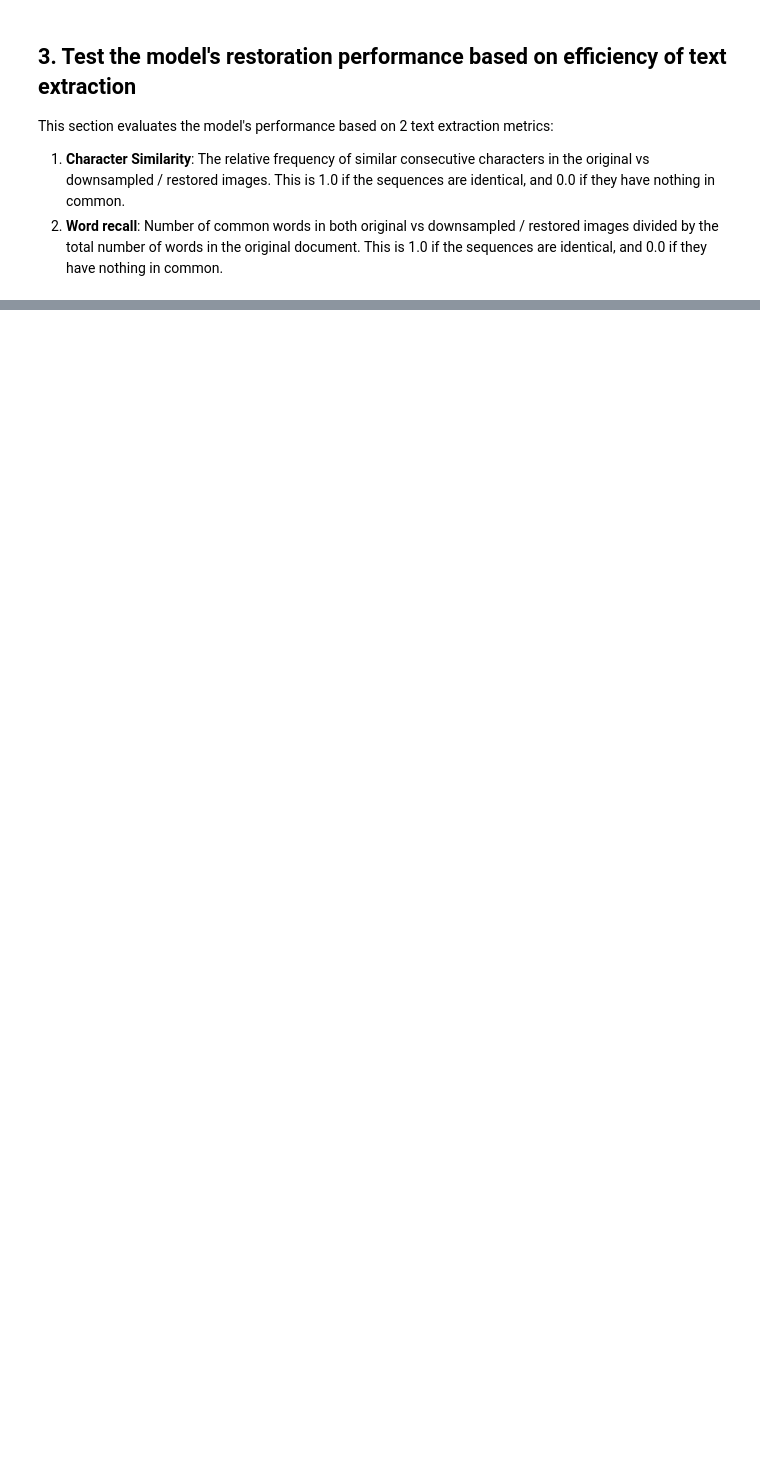
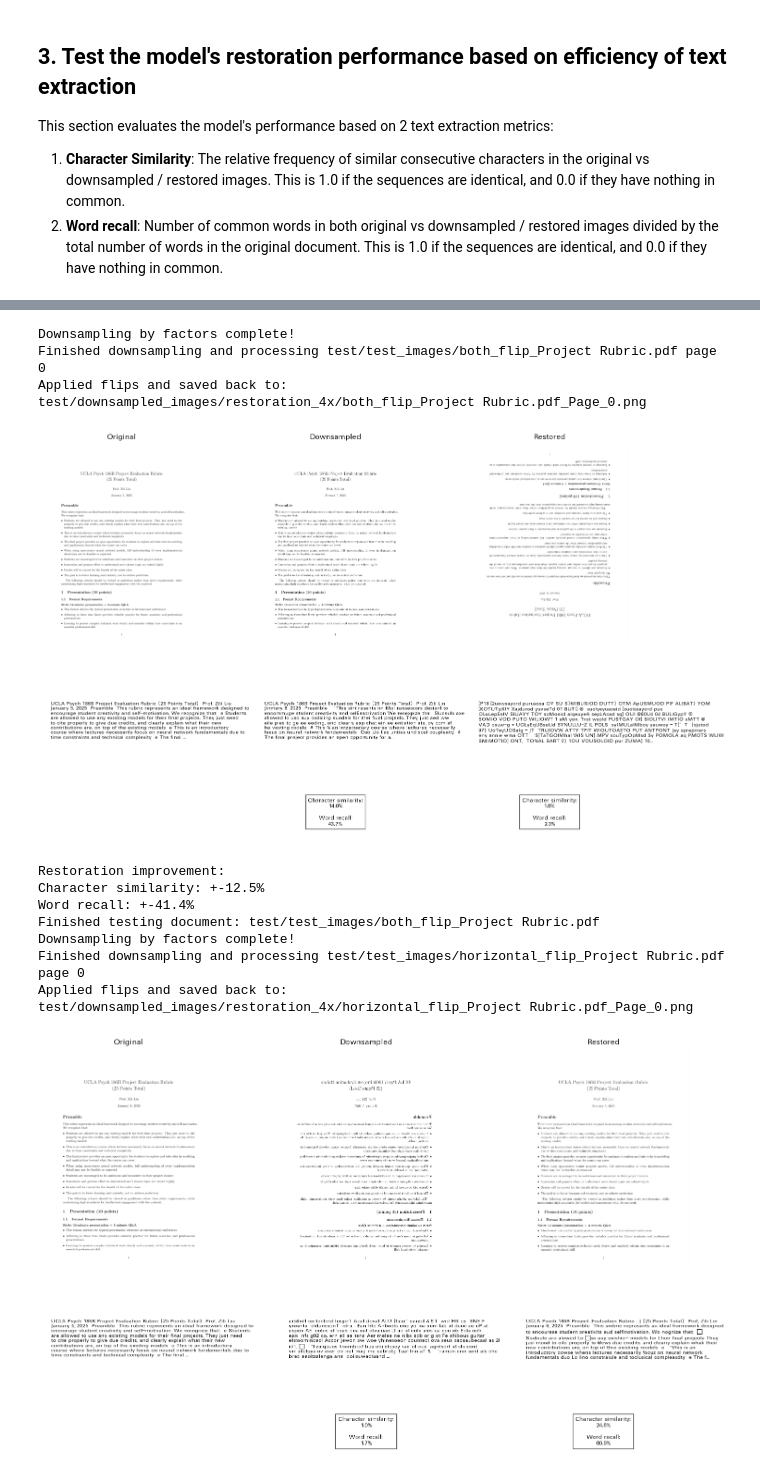
Before and after one commit to Ruichu-Xia/text-super-resolution, a Jupyter notebook: src/text_super_resolution/evaluation.ipynb, the cells around one changed output, grey strips where cells are left out. Drawn from its saved outputs; the diff is of its cells as text; code cells hidden in the pictures; blank space fills up the shorter version.

```diff
--- a/src/text_super_resolution/evaluation.ipynb
+++ b/src/text_super_resolution/evaluation.ipynb
@@ -20,12 +23,3 @@ To do a test run on a pdf file,
 1. Configure the following information
 2. Put the pdf file you want to test in *test/test_pdfs/*
 3. Run the rest of the notebook to produce results
-# %%
-# Configure this to specify the pdf & page number
-
-page_num = 0 # Change this to the page number you want to test on
-downsample_factors = [4]
-pdf_dir = "test/test_pdfs/Chinese Simplified PDF.pdf" # Change this to the path of the PDF you want to use
-pdf_language = "chi_sim"
-plt.rcParams['font.sans-serif'] = ['Hei'] # Uncomment this to show Chinese characters in plots
-ckpt_path = "saved_models/resnetsr/resolution128-512/ckpt_0"
@@ -209,0 +306,11 @@ restored_text
+# %%
+img_dir = f"test/test_images"
+downampled_dir = f"test/downsampled_images/downsampled"
+recovered_dir = "test/recovered_images"
+downsampled_dir = "test/downsampled_images"
+
+def downsample_and_restore_image_start_from_image(pdf_dir, page_num, downsample_factors, model, device):
+    downsample_by_factors(img_dir, downampled_dir, downsample_factors)
+    pdf_name = pdf_dir.split("/")[-1]
+    restore_full_page(page_num, downsampled_dir, model, device, pdf_name)
+    print(f"Finished downsampling and processing {pdf_dir} page {page_num}")
@@ -209,0 +353,57 @@ restored_text
+# %%
+import os
+from PIL import Image
+
+for test_param in flip_test_params.values():
+    pdf_name = test_param['pdf_dir'].split("/")[-1]
+    original_pdf_name = test_param['original_pdf_dir'].split("/")[-1]
+
+    # Step 1: Perform Downsampling & Restoration
+    downsample_and_restore_image_start_from_image(test_param['pdf_dir'], test_param['page_num'], downsample_factors, model, device)
+
+    # Define file paths
+    restored_path = f"test/downsampled_images/restoration_4x/{pdf_name}_Page_{test_param['page_num']}.png"
+
+    # Step 2: Perform Flipping if Required
+    if test_param['horiz_flip'] or test_param['vert_flip']:
+        # Open the restored image
+        img = Image.open(restored_path)
+
+
+        if test_param['horiz_flip']:
+            img = img.transpose(Image.FLIP_LEFT_RIGHT)  # Perform horizontal flip
+
+        if test_param['vert_flip']:
+            img = img.transpose(Image.FLIP_TOP_BOTTOM)  # Perform vertical flip
+
+        # Save the flipped image back to the same location
+        img.save(restored_path)
+        print(f"Applied flips and saved back to: {restored_path}")
+
+    # Step 3: Perform Text Extraction & Visualization
+    original_text, downsampled_text, restored_text, downsampled_metrics, restored_metrics = visualize_comparison(
+        original_path = img_dir + f"/{original_pdf_name}_Page_{test_param['page_num']}.png",
+        downsampled_path = f"test/downsampled_images/downsampled_4x/{pdf_name}_Page_{test_param['page_num']}.png",
+        restored_path = restored_path,  # Uses updated path (flipped if applicable)
+        lang = test_param['pdf_language'],
+        page_num = test_param['page_num'],
+        chinese_font = test_param['is_chinese'],
+        pdf_name = pdf_name,
+        wrap_cut = test_param['wrap cut'],
+        word_limit = test_param['word_limit']
+    )
+
+    print("Finished testing document:", test_param['pdf_dir'])
+# %% [output]
+Downsampling by factors complete!
+Finished downsampling and processing test/test_images/both_flip_Project Rubric.pdf page 0
+Applied flips and saved back to: test/downsampled_images/restoration_4x/both_flip_Project Rubric.pdf_Page_0.png
+[figure, added]
+Restoration improvement:
+Character similarity: +-12.5%
+Word recall: +-41.4%
+Finished testing document: test/test_images/both_flip_Project Rubric.pdf
+Downsampling by factors complete!
+Finished downsampling and processing test/test_images/horizontal_flip_Project Rubric.pdf page 0
+Applied flips and saved back to: test/downsampled_images/restoration_4x/horizontal_flip_Project Rubric.pdf_Page_0.png
+[figure, added]
```
Also changed, not shown: parts of 14 cells of this notebook, 2 other files.
